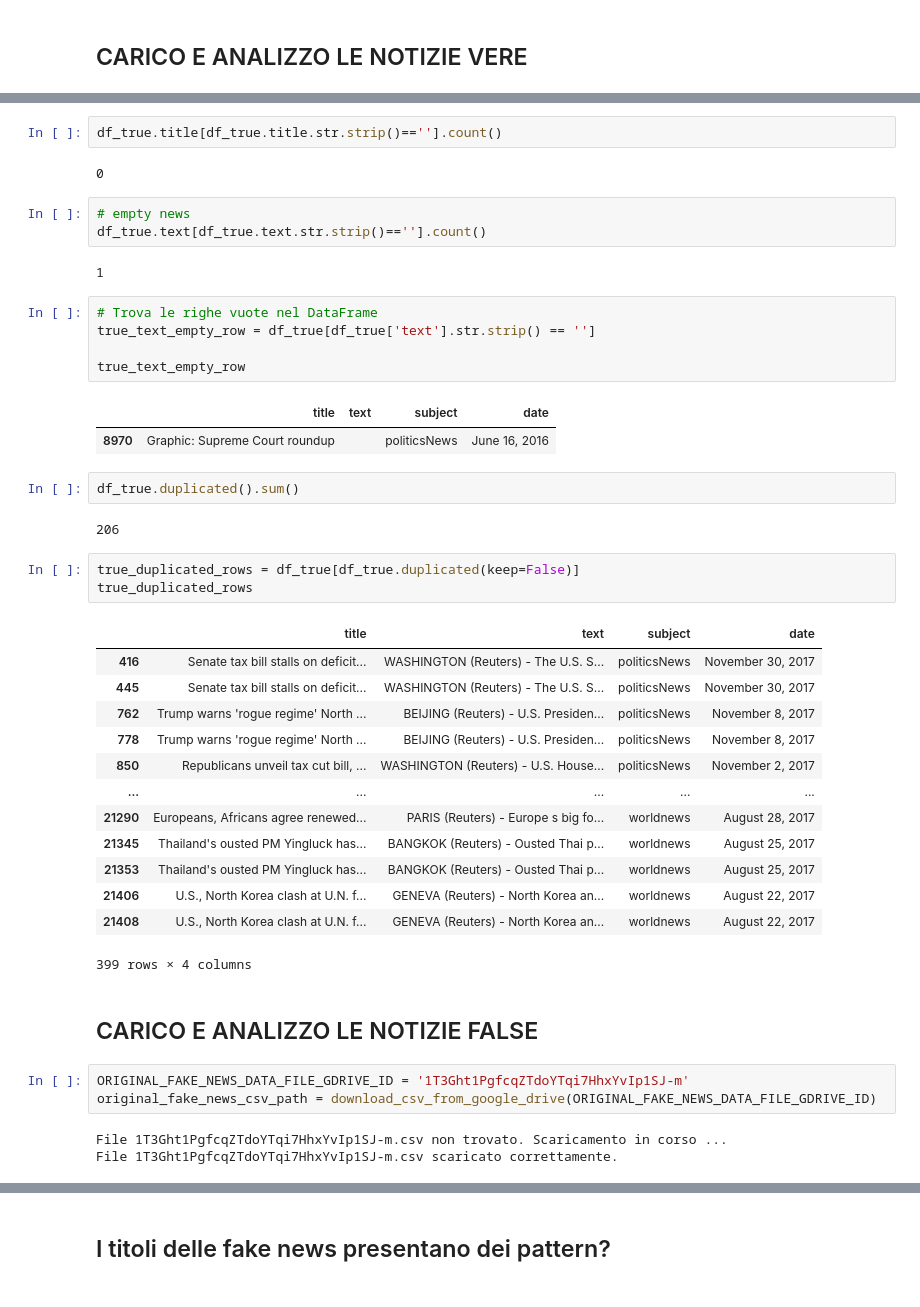
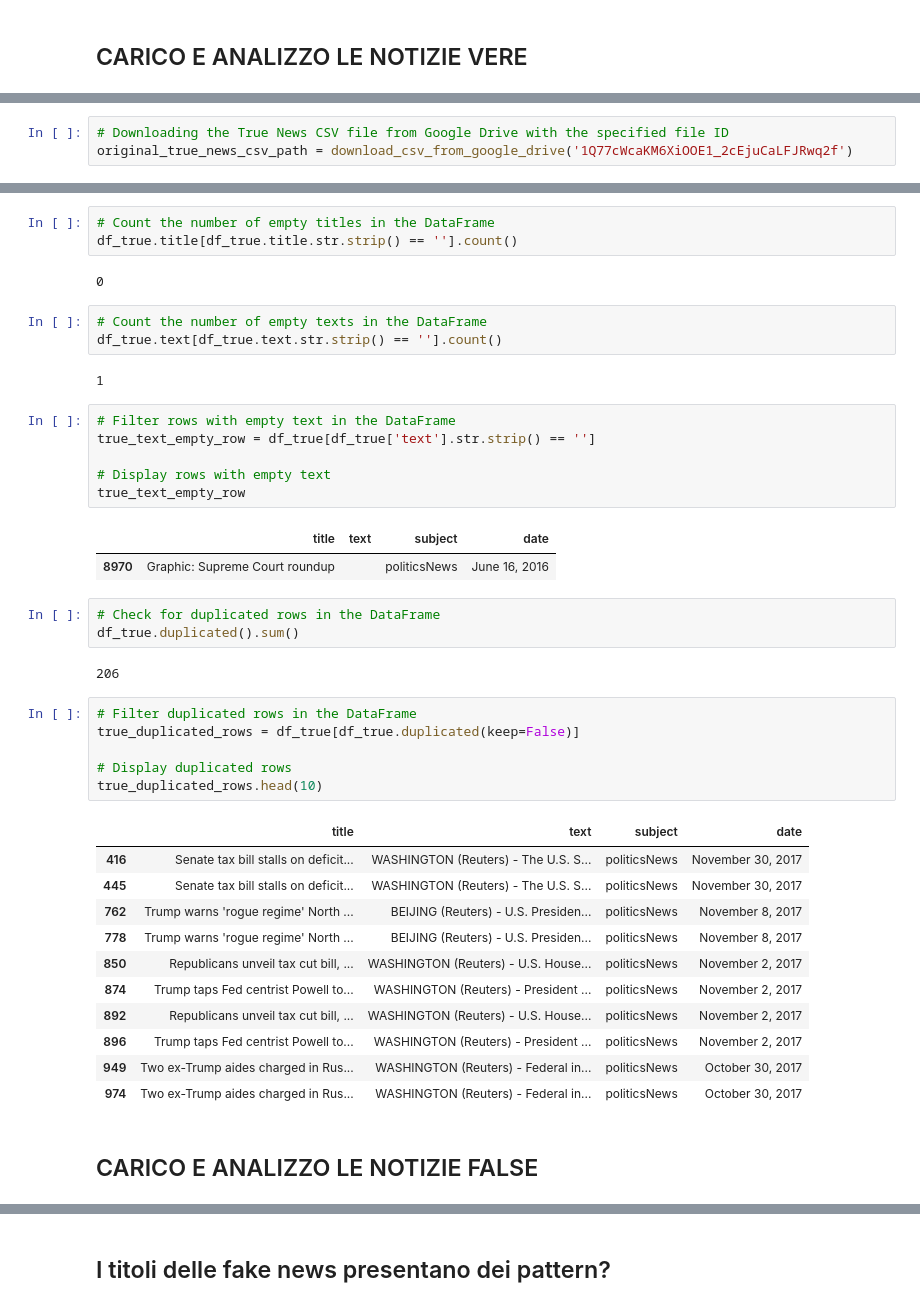
Before and after one commit to cdario79/FiltroFakeNews, a Jupyter notebook: Filtro_per_Fake_News.ipynb, the cells around one changed output, grey strips where cells are left out. Drawn from its saved outputs; the diff is of its cells as text.

```diff
--- a/Filtro_per_Fake_News.ipynb
+++ b/Filtro_per_Fake_News.ipynb
@@ -198,0 +427,3 @@ dtype: int64
+# %%
+# Downloading the True News CSV file from Google Drive with the specified file ID
+original_true_news_csv_path = download_csv_from_google_drive('1Q77cWcaKM6XiOOE1_2cEjuCaLFJRwq2f')
@@ -199,46 +465,44 @@ dtype: int64
 # %%
-df_true.title[df_true.title.str.strip()==''].count()
+# Count the number of empty titles in the DataFrame
+df_true.title[df_true.title.str.strip() == ''].count()
 # %% [output]
 0
 # %%
-# empty news
-df_true.text[df_true.text.str.strip()==''].count()
+# Count the number of empty texts in the DataFrame
+df_true.text[df_true.text.str.strip() == ''].count()
 # %% [output]
 1
 # %%
-# Trova le righe vuote nel DataFrame
+# Filter rows with empty text in the DataFrame
 true_text_empty_row = df_true[df_true['text'].str.strip() == '']
 
+# Display rows with empty text
 true_text_empty_row
 # %% [output]
 |  | title | text | subject | date |
 | 8970 | Graphic: Supreme Court roundup |  | politicsNews | June 16, 2016 |
-# %%
-df_true.duplicated().sum()
-# %% [output]
-206
+# %%
+# Check for duplicated rows in the DataFrame
+df_true.duplicated().sum()
+# %% [output]
+206
 # %%
+# Filter duplicated rows in the DataFrame
 true_duplicated_rows = df_true[df_true.duplicated(keep=False)]
-true_duplicated_rows
+
+# Display duplicated rows
+true_duplicated_rows.head(10)
 # %% [output]
 |  | title | text | subject | date |
 | 416 | Senate tax bill stalls on deficit... | WASHINGTON (Reuters) - The U.S. S... | politicsNews | November 30, 2017 |
 | 445 | Senate tax bill stalls on deficit... | WASHINGTON (Reuters) - The U.S. S... | politicsNews | November 30, 2017 |
 | 762 | Trump warns 'rogue regime' North ... | BEIJING (Reuters) - U.S. Presiden... | politicsNews | November 8, 2017 |
 | 778 | Trump warns 'rogue regime' North ... | BEIJING (Reuters) - U.S. Presiden... | politicsNews | November 8, 2017 |
 | 850 | Republicans unveil tax cut bill, ... | WASHINGTON (Reuters) - U.S. House... | politicsNews | November 2, 2017 |
-| ... | ... | ... | ... | ... |
-| 21290 | Europeans, Africans agree renewed... | PARIS (Reuters) - Europe s big fo... | worldnews | August 28, 2017 |
-| 21345 | Thailand's ousted PM Yingluck has... | BANGKOK (Reuters) - Ousted Thai p... | worldnews | August 25, 2017 |
-| 21353 | Thailand's ousted PM Yingluck has... | BANGKOK (Reuters) - Ousted Thai p... | worldnews | August 25, 2017 |
-| 21406 | U.S., North Korea clash at U.N. f... | GENEVA (Reuters) - North Korea an... | worldnews | August 22, 2017 |
-| 21408 | U.S., North Korea clash at U.N. f... | GENEVA (Reuters) - North Korea an... | worldnews | August 22, 2017 |
+| 874 | Trump taps Fed centrist Powell to... | WASHINGTON (Reuters) - President ... | politicsNews | November 2, 2017 |
+| 892 | Republicans unveil tax cut bill, ... | WASHINGTON (Reuters) - U.S. House... | politicsNews | November 2, 2017 |
+| 896 | Trump taps Fed centrist Powell to... | WASHINGTON (Reuters) - President ... | politicsNews | November 2, 2017 |
+| 949 | Two ex-Trump aides charged in Rus... | WASHINGTON (Reuters) - Federal in... | politicsNews | October 30, 2017 |
+| 974 | Two ex-Trump aides charged in Rus... | WASHINGTON (Reuters) - Federal in... | politicsNews | October 30, 2017 |
-399 rows × 4 columns
 # %% [markdown]
 ## CARICO E ANALIZZO LE NOTIZIE FALSE
-# %%
-ORIGINAL_FAKE_NEWS_DATA_FILE_GDRIVE_ID = '1T3Ght1PgfcqZTdoYTqi7HhxYvIp1SJ-m'
-original_fake_news_csv_path = download_csv_from_google_drive(ORIGINAL_FAKE_NEWS_DATA_FILE_GDRIVE_ID)
-# %% [output]
-File 1T3Ght1PgfcqZTdoYTqi7HhxYvIp1SJ-m.csv non trovato. Scaricamento in corso ...
-File 1T3Ght1PgfcqZTdoYTqi7HhxYvIp1SJ-m.csv scaricato correttamente.
```
Also changed, not shown: parts of 62 cells of this notebook.
